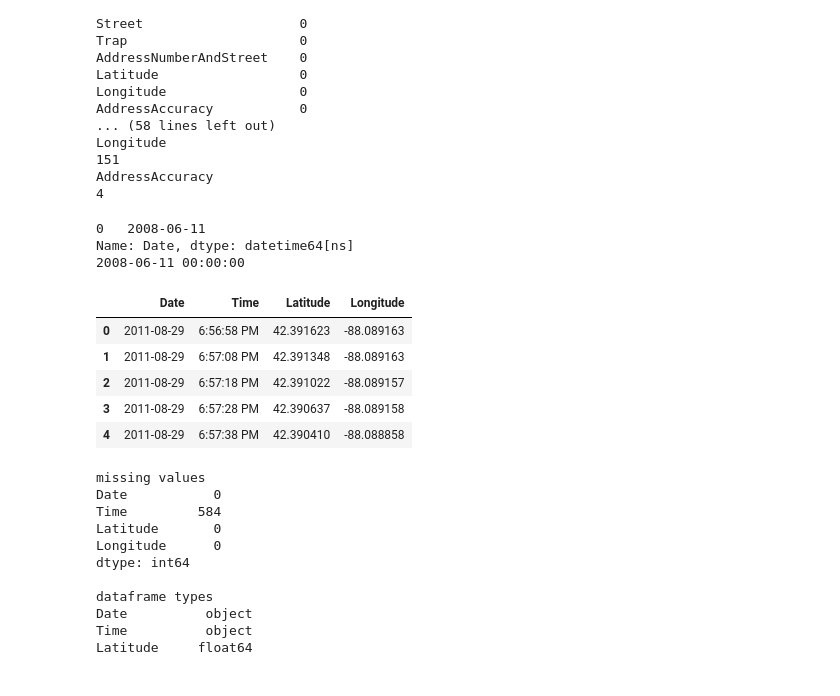
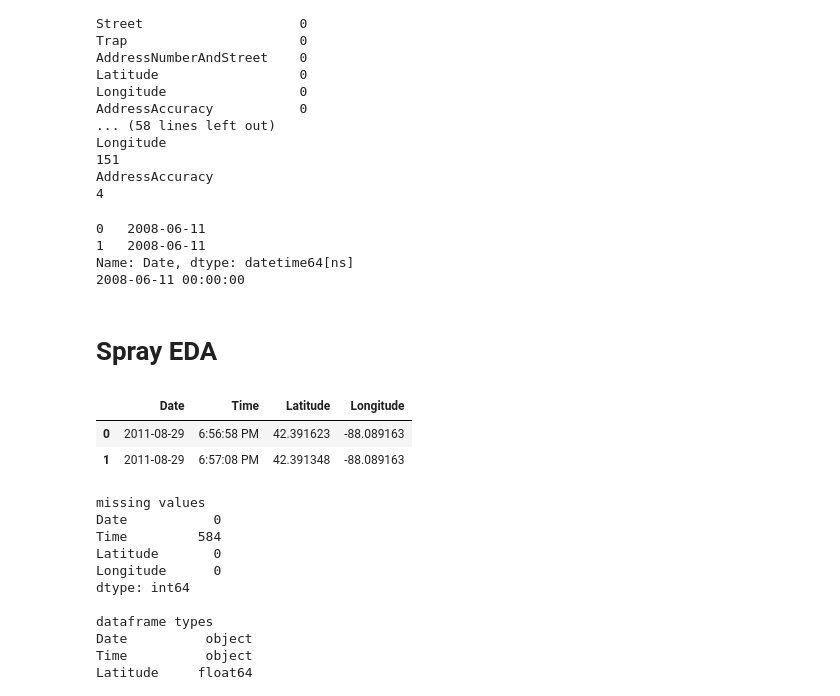
Before and after one commit to joshsparks/DSI-Kaggle, a Jupyter notebook: code/Import files.ipynb, the cells around one changed output. Drawn from its saved outputs; the diff is of its cells as text; code cells hidden in the pictures.

```diff
--- a/code/Import files.ipynb
+++ b/code/Import files.ipynb
@@ -10,8 +10,9 @@ test = pd.read_csv('../assets/test.csv')
 weather = pd.read_csv('../assets/weather.csv')
 spray = pd.read_csv('../assets/spray.csv')
 # %%
-# Set columns to see everything
-pd.set_option('display.max_columns', 25)
+# Set columns and row values to see everything
+pd.set_option('display.max_columns', 50)
+pd.set_option('display.max_rows', 100)
 # %%
 # Check out each header
 print train.columns
@@ -137,22 +137,22 @@ AddressAccuracy
 test["Date"] = pd.to_datetime(test["Date"], format = "%Y-%m-%d")
 
 # Confirm:
-print test["Date"].head(1)  # Note: This doesn't show the nanosecond calculation
+print test["Date"].head(2)  # Note: This doesn't show the nanosecond calculation
 print test["Date"][0]       # This does
 # %% [output]
 0   2008-06-11
+1   2008-06-11
 Name: Date, dtype: datetime64[ns]
 2008-06-11 00:00:00
+# %% [markdown]
+# Spray EDA
 # %%
 # Spray EDA - Investigate header:
-spray.head()
+spray.head(2)
 # %% [output]
 |  | Date | Time | Latitude | Longitude |
 | 0 | 2011-08-29 | 6:56:58 PM | 42.391623 | -88.089163 |
 | 1 | 2011-08-29 | 6:57:08 PM | 42.391348 | -88.089163 |
-| 2 | 2011-08-29 | 6:57:18 PM | 42.391022 | -88.089157 |
-| 3 | 2011-08-29 | 6:57:28 PM | 42.390637 | -88.089158 |
-| 4 | 2011-08-29 | 6:57:38 PM | 42.390410 | -88.088858 |
 # %%
 # Spray EDA - Summary function:
 eda(spray)
```
Also changed, not shown: parts of 47 cells of this notebook.
